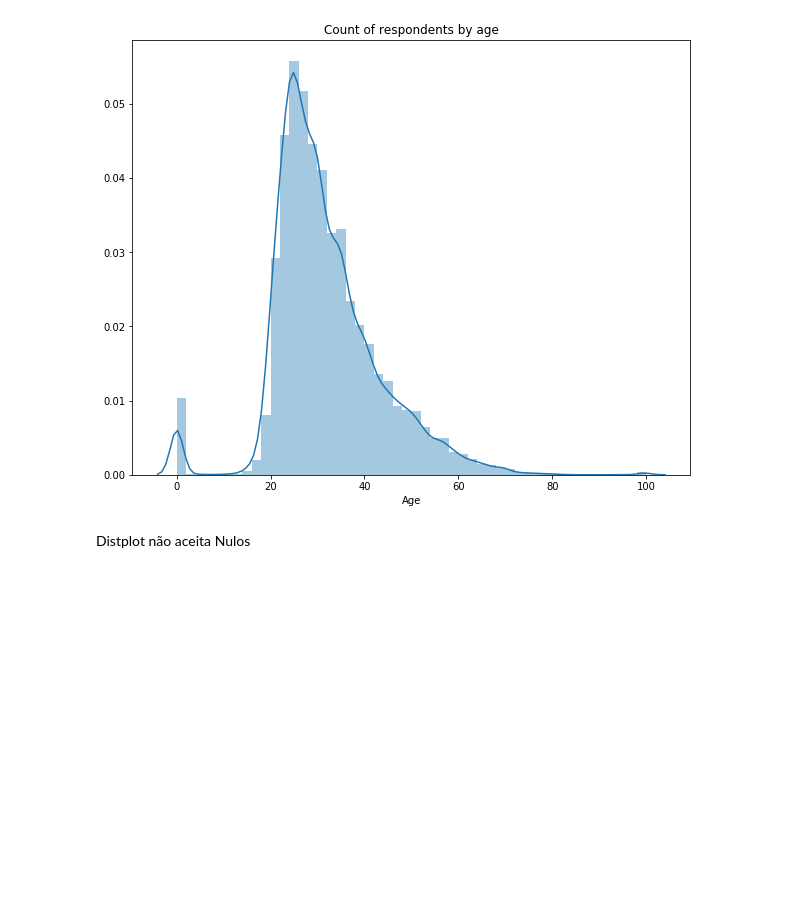
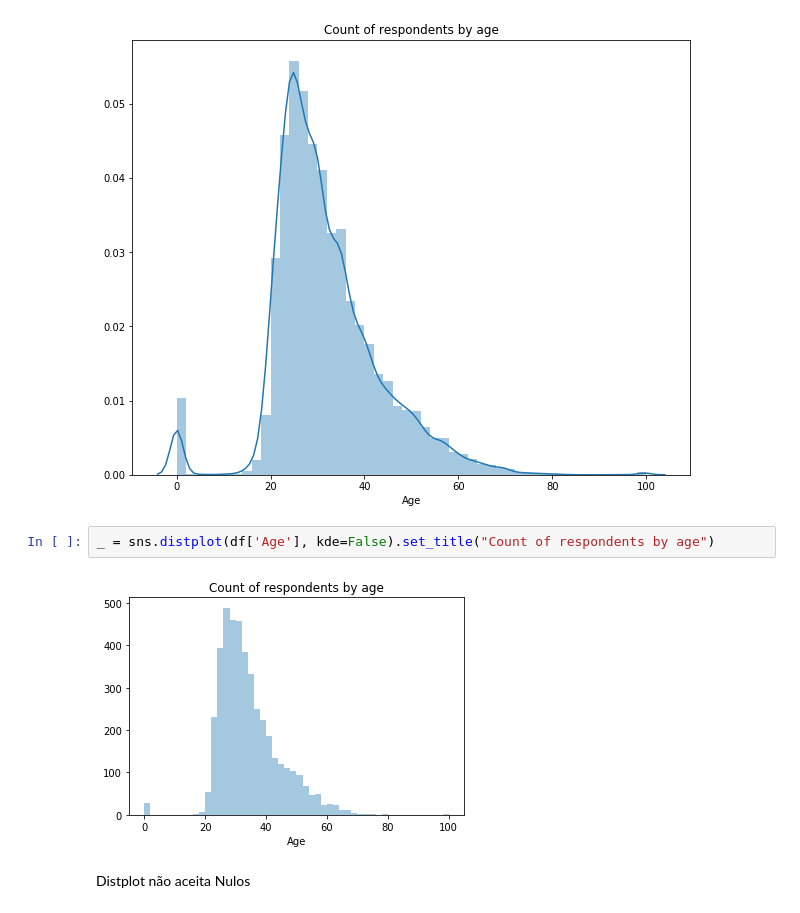
Before and after one commit to bahbbc/presentations, a Jupyter notebook: classes/data-visualization/DataVisualization.ipynb, the cells around one changed output. Cells and saved outputs as stored; diff of their text form; blank space fills up the shorter version.

Commit message:
Add new ideas for visualization

```diff
--- a/classes/data-visualization/DataVisualization.ipynb
+++ b/classes/data-visualization/DataVisualization.ipynb
@@ -56,6 +56,10 @@ plt.subplots(figsize=(10,8))
 _ = sns.distplot(df['Age']).set_title("Count of respondents by age")
 # %% [output]
 [figure]
+# %%
+_ = sns.distplot(df['Age'], kde=False).set_title("Count of respondents by age")
+# %% [output]
+[figure, added]
 # %% [markdown]
 Distplot não aceita Nulos
 # %%
```
Also changed, not shown: parts of 28 cells of this notebook, 1 other file.
